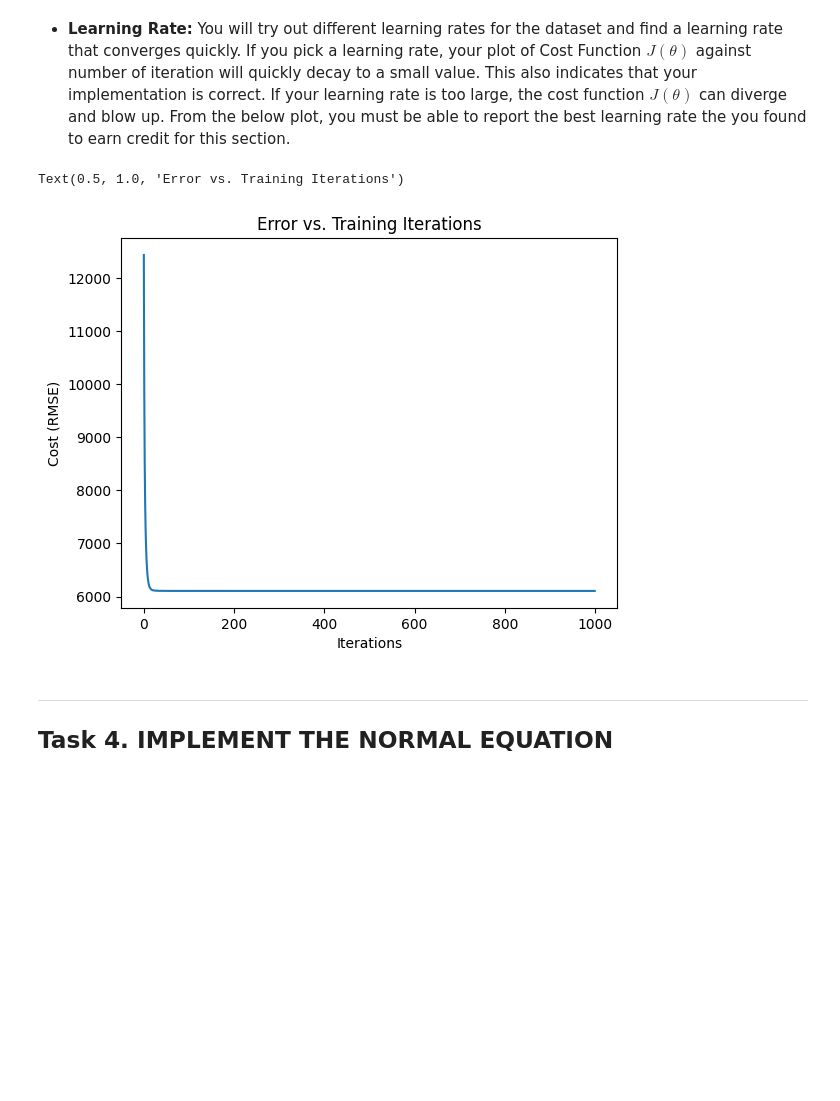
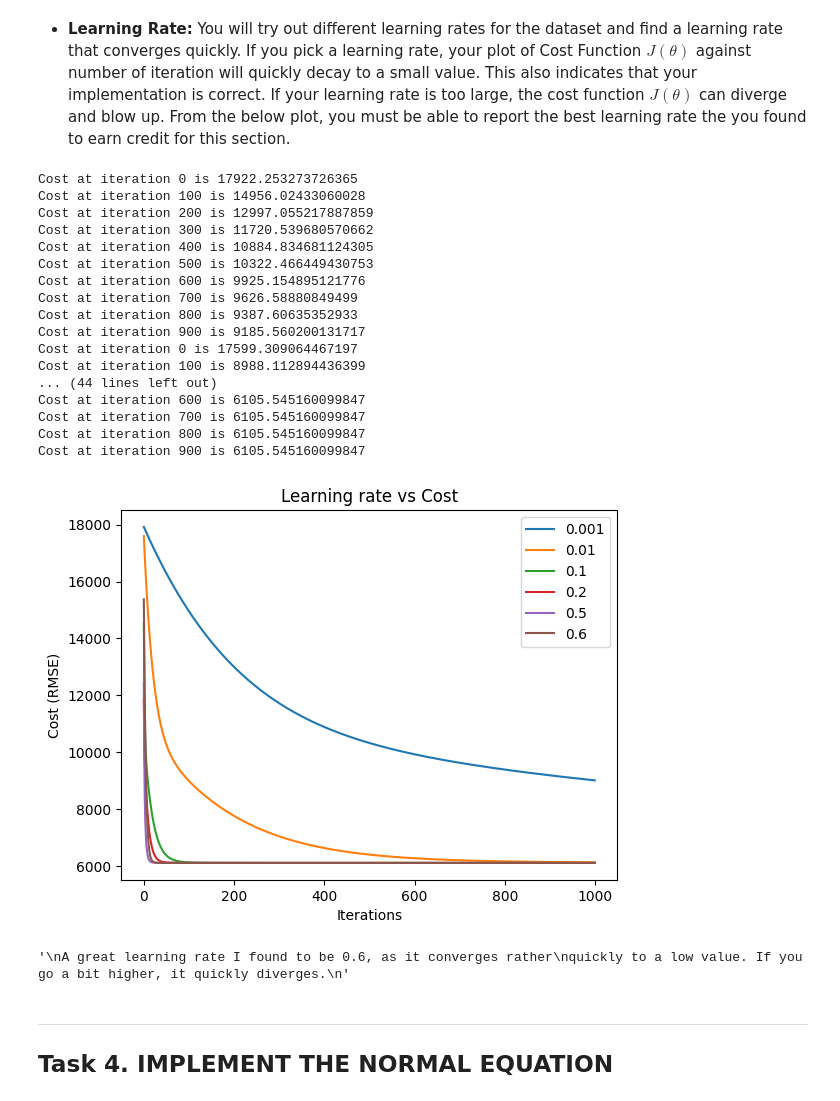
Before and after one commit to Ryguy-1/cs4774-codeathons, a Jupyter notebook: assignment-1/zbp6dw_assignment_1.ipynb, the cells around one changed output. Saved outputs shown, nothing was run; the diff lists cells and outputs as text; code cells hidden in the pictures; blank space fills up the shorter version.

```diff
--- a/assignment-1/zbp6dw_assignment_1.ipynb
+++ b/assignment-1/zbp6dw_assignment_1.ipynb
@@ -267,37 +267,41 @@ class MyLinearRegression:
   Define what a linear regressor can do
   """
 
-  def __init__ (self):
+  def __init__ (self, alpha=0.5):
     """
     Initialize the regressor
     """
     self.theta = []
-    self.alpha = 0.5
+    self.alpha = alpha
     self.cost = lambda true, pred: np.sqrt(mean_squared_error(true, pred))
 
   def fitUsingGradientDescent(self, X_train, y_train):
     """
     Train the regressor using gradient descent
     """
+    X_train = np.array(X_train)
+    y_train = np.array(y_train)
     theta = np.random.randn(len(X_train[0]) + 1, 1)
     costs = []
     for i in range(1000):
-      theta, cost = self.gradientDescentStep(X_train, y_train, theta)
+      theta, cost = self._gradientDescentStep(X_train, y_train, theta)
       costs.append(cost)
       if i % 100 == 0:
         print(f"Cost at iteration {i} is {cost}")
-    self.theta = theta
+    self.theta = theta.flatten()
     return costs
 
   def fitUsingNormalEquation(self, X_train, y_train):
     """
     Training using the Normal (close form) equation
     """
+    X_train = np.array(X_train)
+    y_train = np.array(y_train)
     # add x0 = 1 to each instance
     X_b = np.c_[np.ones((len(X_train), 1)), X_train]
     self.theta = np.linalg.pinv(X_b.T.dot(X_b)).dot(X_b.T).dot(y_train)
 
-  def gradientDescentStep(self, X_train, y_train, theta):
+  def _gradientDescentStep(self, X_train, y_train, theta):
     """
     Implementatation of the gradient descent step
     """
@@ -321,10 +325,7 @@ class MyLinearRegression:
     return f"Parameter vector is {self.theta}"
 
 # Your code goes here to call the instance of class MyLinearRegression
-myGradientDescentModel = MyLinearRegression()
-
-costs_per_step = myGradientDescentModel.fitUsingGradientDescent(x_train_prepared, np.array(y_train))
-print(myGradientDescentModel)
+MyLinearRegression().fitUsingGradientDescent(x_train_prepared, y_train)
 # %% [output]
 Cost at iteration 0 is 12437.003310813458
 Cost at iteration 100 is 6105.547322469845
@@ -348,17 +357,52 @@ Parameter vector is [[ 8.95524480e+03]
 # %% [markdown]
 * **Learning Rate:** You will try out different learning rates for the dataset and find a learning rate that converges quickly. If you pick a learning rate, your plot of Cost Function $J(\theta)$ against number of iteration will quickly decay to a small value. This also indicates that your implementation is correct. If your learning rate is too large, the cost function $J(\theta)$ can diverge and blow up. From the below plot, you must be able to report the best learning rate the you found to earn credit for this section.
-# %%
-# Use the following code to plot out your learning rate
-# iters and cost must be supplied to plot out the cost function
-# You must plot multiple curves corresponding to different learning rates to justify the best one.
-
-plt.plot(costs_per_step)
-plt.xlabel('Iterations')
-plt.ylabel('Cost (RMSE)')
-plt.title('Error vs. Training Iterations')
-# %% [output]
-Text(0.5, 1.0, 'Error vs. Training Iterations')
-[figure, removed]
+# %%
+# Use the following code to plot out your learning rate
+# iters and cost must be supplied to plot out the cost function
+# You must plot multiple curves corresponding to different learning rates to justify the best one.
+curve_0 = MyLinearRegression(alpha=0.001).fitUsingGradientDescent(x_train_prepared, y_train)
+curve_1 = MyLinearRegression(alpha=0.01).fitUsingGradientDescent(x_train_prepared, y_train)
+curve_2 = MyLinearRegression(alpha=0.1).fitUsingGradientDescent(x_train_prepared, y_train)
+curve_3 = MyLinearRegression(alpha=0.2).fitUsingGradientDescent(x_train_prepared, y_train)
+curve_4 = MyLinearRegression(alpha=0.5).fitUsingGradientDescent(x_train_prepared, y_train)
+curve_5 = MyLinearRegression(alpha=0.6).fitUsingGradientDescent(x_train_prepared, y_train)
+
+plt.plot(range(1000), curve_0, label="0.001")
+plt.plot(range(1000), curve_1, label="0.01")
+plt.plot(range(1000), curve_2, label="0.1")
+plt.plot(range(1000), curve_3, label="0.2")
+plt.plot(range(1000), curve_4, label="0.5")
+plt.plot(range(1000), curve_5, label="0.6")
+plt.title("Learning rate vs Cost")
+plt.xlabel("Iterations")
+plt.ylabel("Cost (RMSE)")
+plt.legend()
+plt.show()
+
+"""
+A great learning rate I found to be 0.6, as it converges rather
+quickly to a low value. If you go a bit higher, it quickly diverges.
+"""
+# %% [output]
+Cost at iteration 0 is 17922.253273726365
+Cost at iteration 100 is 14956.02433060028
+Cost at iteration 200 is 12997.055217887859
+Cost at iteration 300 is 11720.539680570662
+Cost at iteration 400 is 10884.834681124305
+Cost at iteration 500 is 10322.466449430753
+Cost at iteration 600 is 9925.154895121776
+Cost at iteration 700 is 9626.58880849499
+Cost at iteration 800 is 9387.60635352933
+Cost at iteration 900 is 9185.560200131717
+Cost at iteration 0 is 17599.309064467197
+Cost at iteration 100 is 8988.112894436399
+... (44 lines left out)
+Cost at iteration 600 is 6105.545160099847
+Cost at iteration 700 is 6105.545160099847
+Cost at iteration 800 is 6105.545160099847
+Cost at iteration 900 is 6105.545160099847
+[figure, added]
+'\nA great learning rate I found to be 0.6, as it converges rather\nquickly to a low value. If you go a bit higher, it quickly diverges.\n'
 # %% [markdown]
 - - -
 ## Task 4. IMPLEMENT THE NORMAL EQUATION
```
Also changed, not shown: parts of 3 cells of this notebook.
